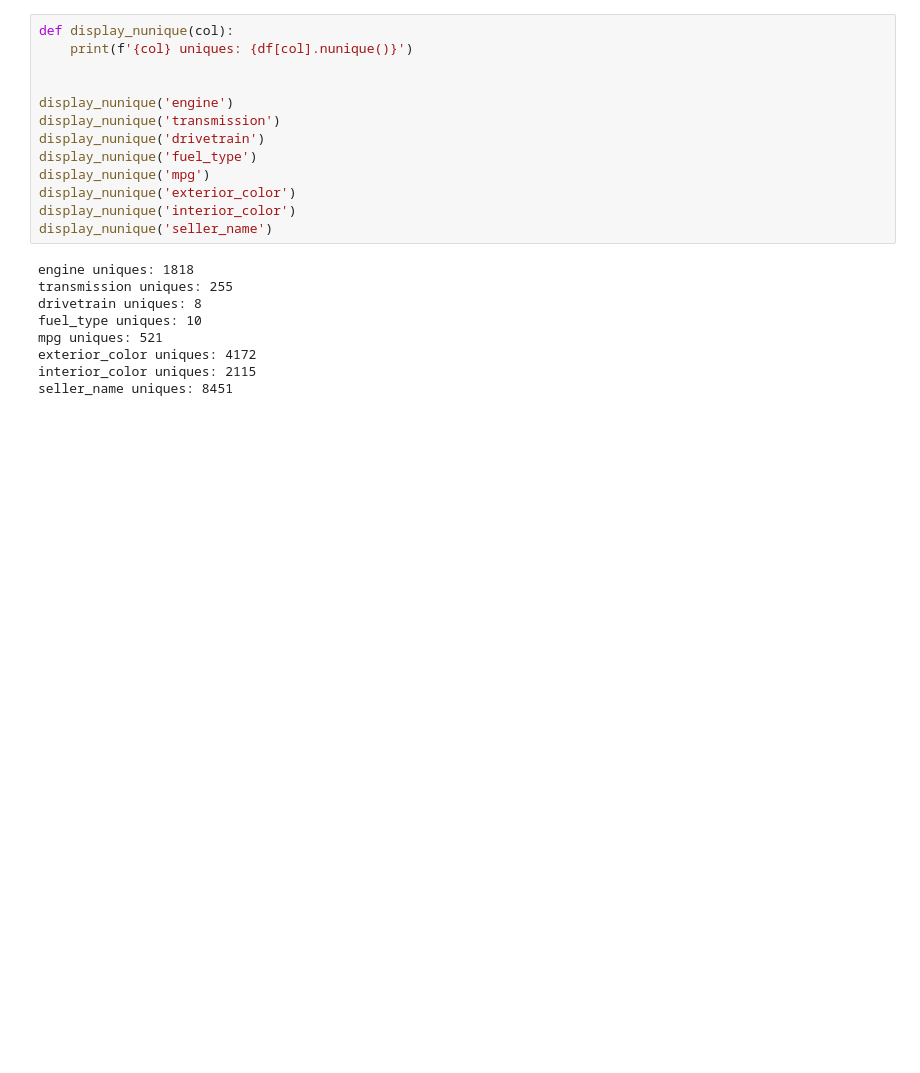
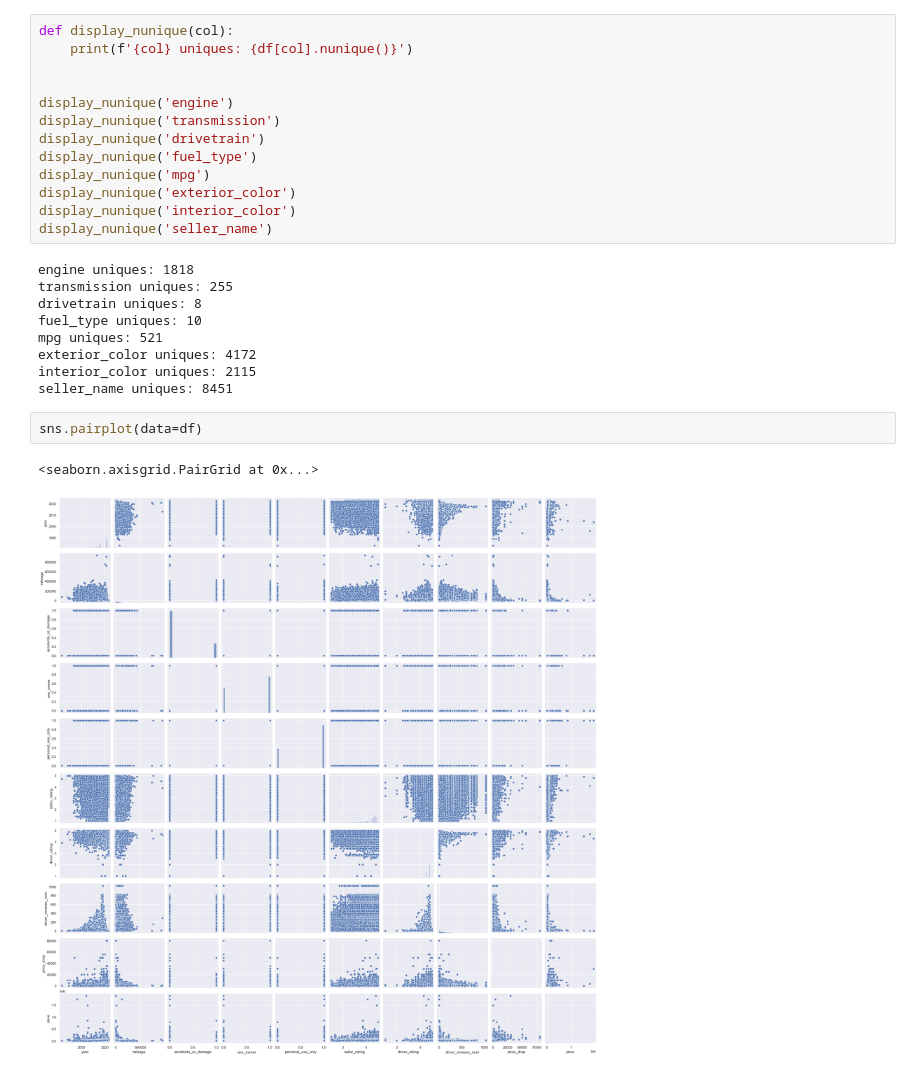
Before and after one commit to SameerProjects/CarPricePredicition, a Jupyter notebook: CarPriceLR.ipynb, the cells around one changed output. Drawn from its saved outputs; the diff is of its cells as text; blank space fills up the shorter version.

```diff
--- a/CarPriceLR.ipynb
+++ b/CarPriceLR.ipynb
@@ -92,6 +93,11 @@ mpg uniques: 521
 exterior_color uniques: 4172
 interior_color uniques: 2115
 seller_name uniques: 8451
+# %%
+sns.pairplot(data=df)
+# %% [output]
+<seaborn.axisgrid.PairGrid at 0x...>
+[figure, added]
 # %%
 fig, ax = plt.subplots(figsize=(10,8))
 sns.heatmap(df.corr(), annot=True, cmap="Blues")
```
Also changed, not shown: parts of 10 cells of this notebook.
